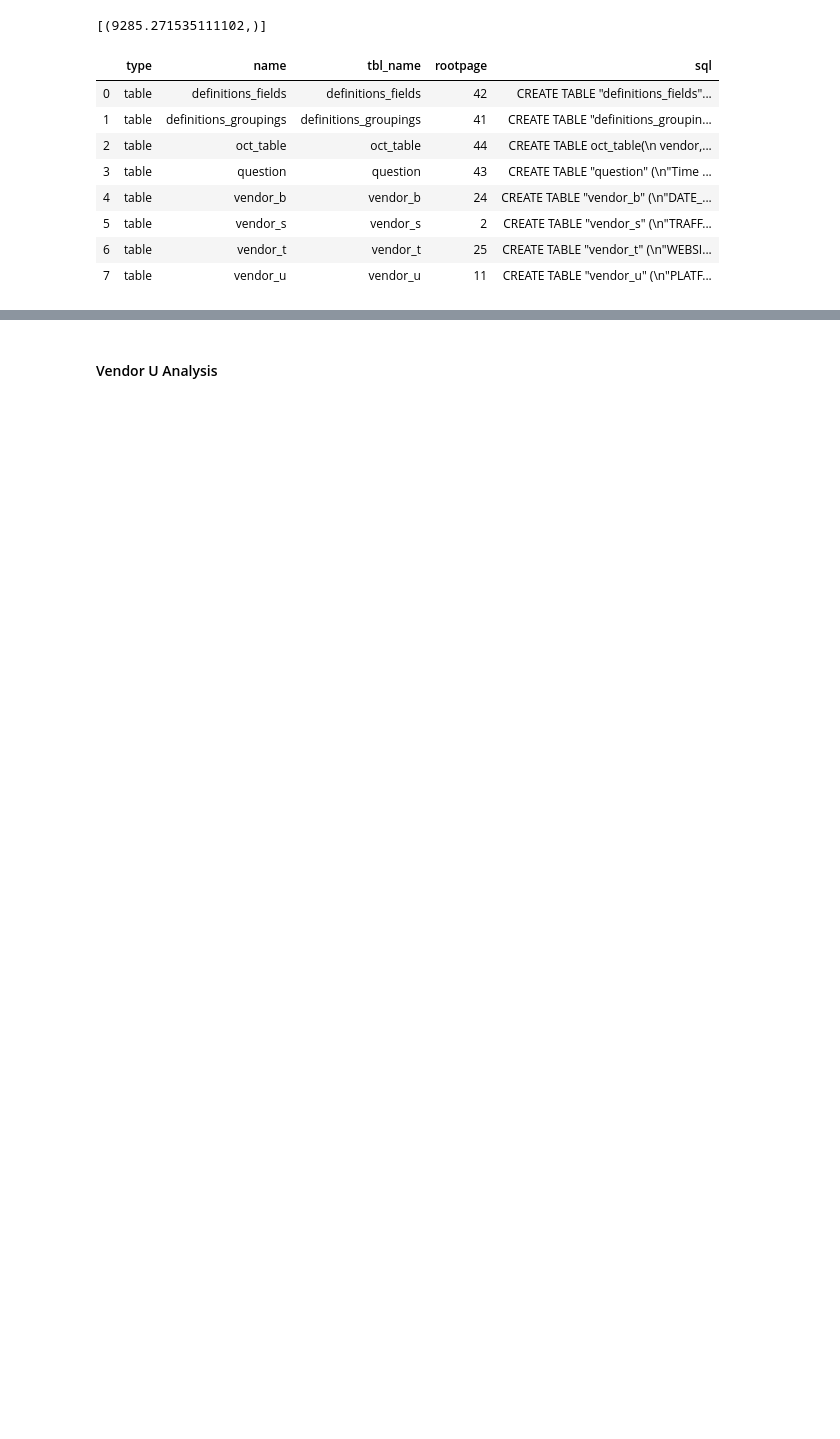
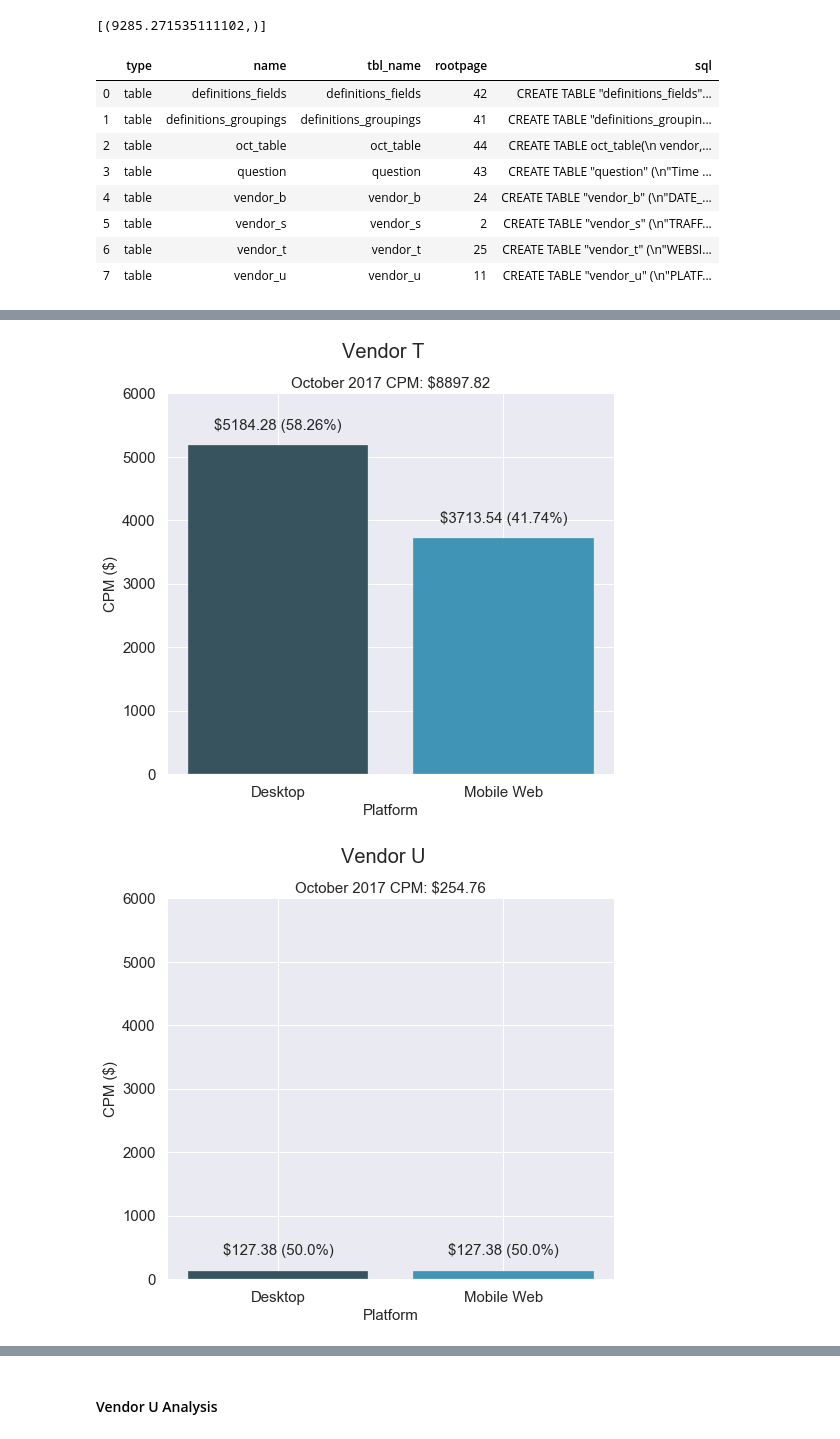
Before and after one commit to valmadrid/EDA-using-SQLite-Python, a Jupyter notebook: challenge_1.ipynb, the cells around one changed output, grey strips where cells are left out. Saved outputs shown, nothing was run; the diff lists cells and outputs as text; code cells hidden in the pictures; blank space fills up the shorter version.

```diff
--- a/challenge_1.ipynb
+++ b/challenge_1.ipynb
@@ -459,0 +479,24 @@ plt.show()
+# %%
+temp1 = oct_cpm.groupby(["vendor", "platform"]).sum().reset_index()[["vendor", "platform", "cpm"]].sort_values("cpm", ascending=False)
+for i in ["T", "U", "S"]:
+    temp = temp1[temp1.vendor==i]
+    plt.figure(figsize=(8, 7))
+    graph = plt.bar(temp.platform, temp.cpm, color=["C0", "C2"])
+    plt.title("October 2017 CPM: ${}".format(round(sum(temp.cpm), 2)), fontsize=15)
+    plt.suptitle("Vendor {}".format(i), fontsize=20)
+    plt.xlabel("Platform", fontsize=15)
+    plt.yticks(range(0, 7000, 1000),fontsize=15)
+    plt.xticks(fontsize=15)
+    plt.ylabel("CPM ($)",fontsize=15)
+    for bar, x in zip(graph, temp.cpm.values):
+        plt.text(bar.get_x() + bar.get_width() / 2.0,
+                 bar.get_height() + 200,
+                 "${} ({}%)".format(round(x, 2),
+                                   round(x / sum(temp.cpm) * 100, 2)),
+                 fontsize=15,
+                 ha="center",
+                 va="bottom")
+    plt.show()
+# %% [output]
+[figure, added]
+[figure, added]
```
Also changed, not shown: parts of 12 cells of this notebook.
